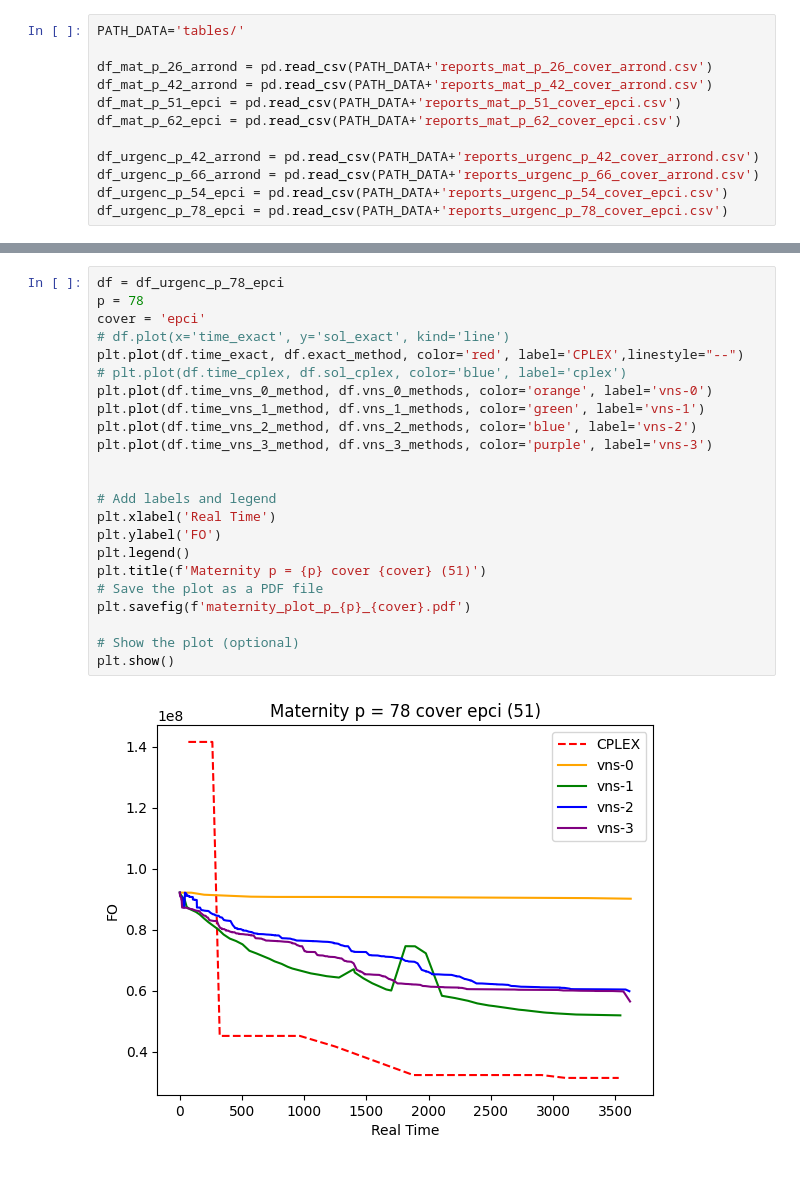
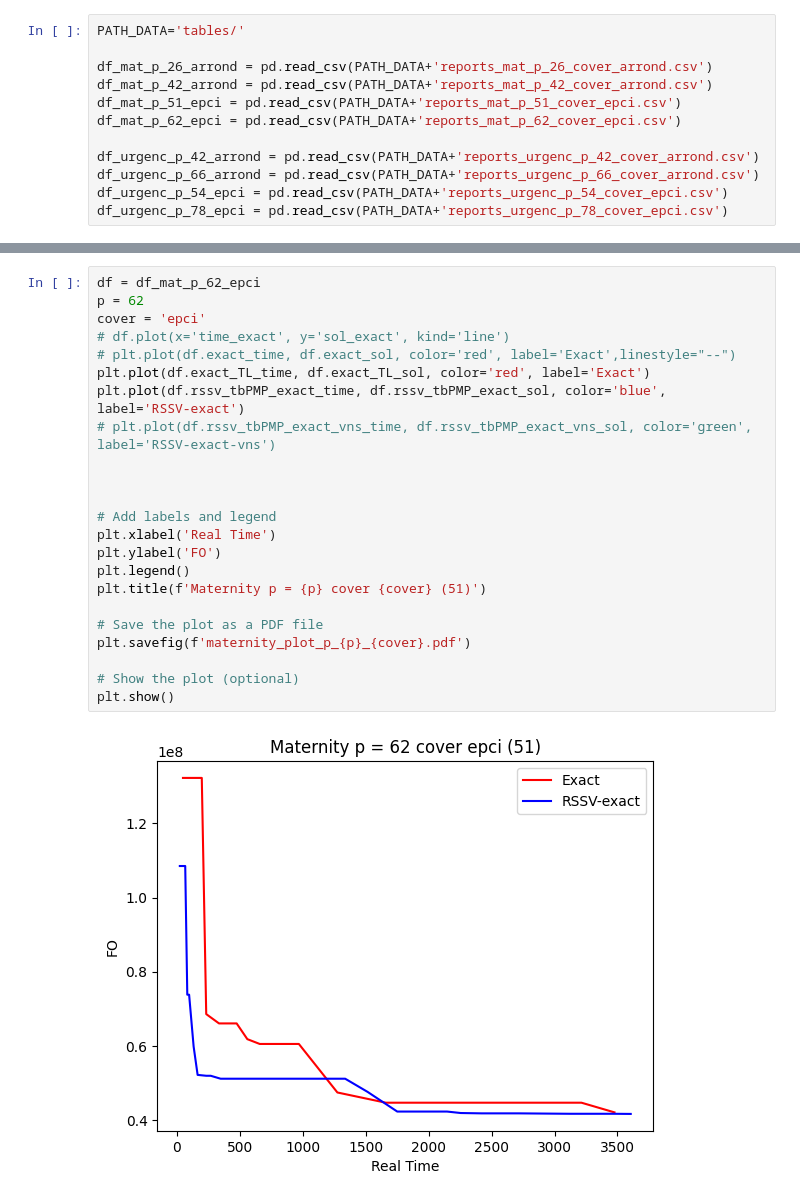
Before and after one commit to albuquef/analysis_PMP, a Jupyter notebook: analysis.ipynb, the cells around one changed output, grey strips where cells are left out. Saved outputs shown, nothing was run; the diff lists cells and outputs as text.

```diff
--- a/analysis.ipynb
+++ b/analysis.ipynb
@@ -114,25 +96,25 @@ plt.show()
 # %%
-df = df_urgenc_p_78_epci
-p = 78
+df = df_mat_p_62_epci
+p = 62
 cover = 'epci'
 # df.plot(x='time_exact', y='sol_exact', kind='line')
-plt.plot(df.time_exact, df.exact_method, color='red', label='CPLEX',linestyle="--")
-# plt.plot(df.time_cplex, df.sol_cplex, color='blue', label='cplex')
-plt.plot(df.time_vns_0_method, df.vns_0_methods, color='orange', label='vns-0')
-plt.plot(df.time_vns_1_method, df.vns_1_methods, color='green', label='vns-1')
-plt.plot(df.time_vns_2_method, df.vns_2_methods, color='blue', label='vns-2')
-plt.plot(df.time_vns_3_method, df.vns_3_methods, color='purple', label='vns-3')
+# plt.plot(df.exact_time, df.exact_sol, color='red', label='Exact',linestyle="--")
+plt.plot(df.exact_TL_time, df.exact_TL_sol, color='red', label='Exact')
+plt.plot(df.rssv_tbPMP_exact_time, df.rssv_tbPMP_exact_sol, color='blue', label='RSSV-exact')
+# plt.plot(df.rssv_tbPMP_exact_vns_time, df.rssv_tbPMP_exact_vns_sol, color='green', label='RSSV-exact-vns')
+
 
 
 # Add labels and legend
 plt.xlabel('Real Time')
 plt.ylabel('FO')
 plt.legend()
 plt.title(f'Maternity p = {p} cover {cover} (51)')
+
 # Save the plot as a PDF file
 plt.savefig(f'maternity_plot_p_{p}_{cover}.pdf')
 
 # Show the plot (optional)
 plt.show()
 # %% [output]
-[figure, old version]
+[figure, new version]
```
Also changed, not shown: parts of 12 cells of this notebook.
